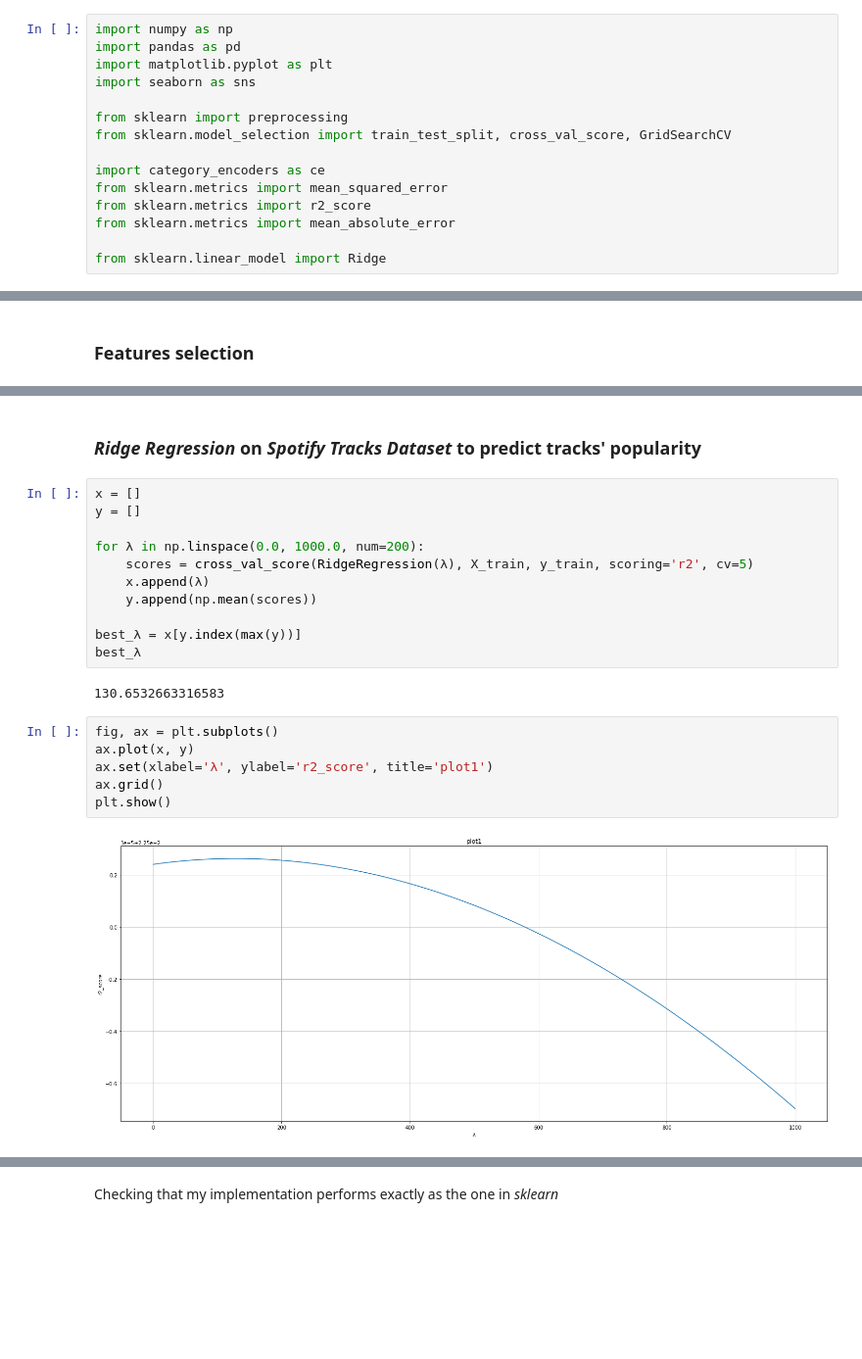
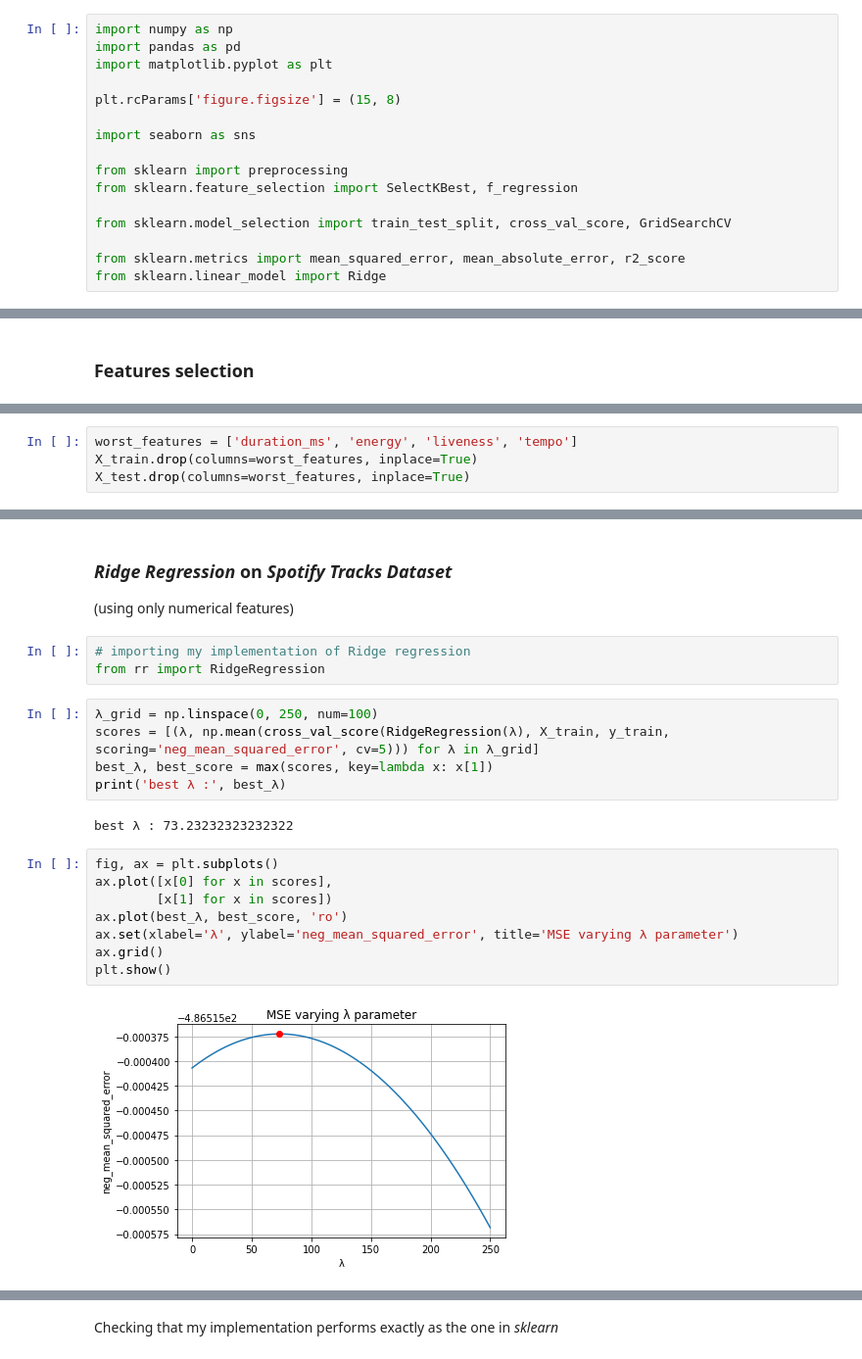
Before and after one commit to nemolino/TrackPopularityPredictor, a Jupyter notebook: rr_numerical.ipynb, the cells around one changed output, grey strips where cells are left out. Shown at 98% size. Saved outputs shown, nothing was run; the diff lists cells and outputs as text; blank space fills up the shorter version.

```diff
--- a/rr_numerical.ipynb
+++ b/rr_numerical.ipynb
@@ -2,14 +2,15 @@
 import numpy as np
 import pandas as pd
 import matplotlib.pyplot as plt
+
+plt.rcParams['figure.figsize'] = (15, 8)
+
 import seaborn as sns
 
 from sklearn import preprocessing
+from sklearn.feature_selection import SelectKBest, f_regression
+
 from sklearn.model_selection import train_test_split, cross_val_score, GridSearchCV
 
-import category_encoders as ce
-from sklearn.metrics import mean_squared_error
-from sklearn.metrics import r2_score
-from sklearn.metrics import mean_absolute_error
-
+from sklearn.metrics import mean_squared_error, mean_absolute_error, r2_score
 from sklearn.linear_model import Ridge
@@ -187 +126,5 @@ Feature tempo: 14.312059
+# %%
+worst_features = ['duration_ms', 'energy', 'liveness', 'tempo']
+X_train.drop(columns=worst_features, inplace=True)
+X_test.drop(columns=worst_features, inplace=True)
 # %% [markdown]
@@ -229,26 +137,26 @@ class RidgeRegression:
 # %% [markdown]
-### ***Ridge Regression*** **on** ***Spotify Tracks Dataset*** **to predict tracks' popularity**
+### *Ridge Regression* on *Spotify Tracks Dataset*
+(using only numerical features)
-# %%
-x = []
-y = []
-
-for λ in np.linspace(0.0, 1000.0, num=200):
-    scores = cross_val_score(RidgeRegression(λ), X_train, y_train, scoring='r2', cv=5)
-    x.append(λ)
-    y.append(np.mean(scores))
-
-best_λ = x[y.index(max(y))]
-best_λ
-# %% [output]
-130.6532663316583
+# %%
+# importing my implementation of Ridge regression
+from rr import RidgeRegression
+# %%
+λ_grid = np.linspace(0, 250, num=100)
+scores = [(λ, np.mean(cross_val_score(RidgeRegression(λ), X_train, y_train, scoring='neg_mean_squared_error', cv=5))) for λ in λ_grid]
+best_λ, best_score = max(scores, key=lambda x: x[1])
+print('best λ :', best_λ)
+# %% [output]
+best λ : 73.23232323232322
 # %%
 fig, ax = plt.subplots()
-ax.plot(x, y)
-ax.set(xlabel='λ', ylabel='r2_score', title='plot1')
+ax.plot([x[0] for x in scores],
+        [x[1] for x in scores])
+ax.plot(best_λ, best_score, 'ro')
+ax.set(xlabel='λ', ylabel='neg_mean_squared_error', title='MSE varying λ parameter')
 ax.grid()
 plt.show()
 # %% [output]
-[figure, old version]
+[figure, new version]
 # %%
 rr = RidgeRegression(best_λ)
 rr.fit(X_train, y_train)
```
Also changed, not shown: parts of 20 cells of this notebook, 2 other files.
